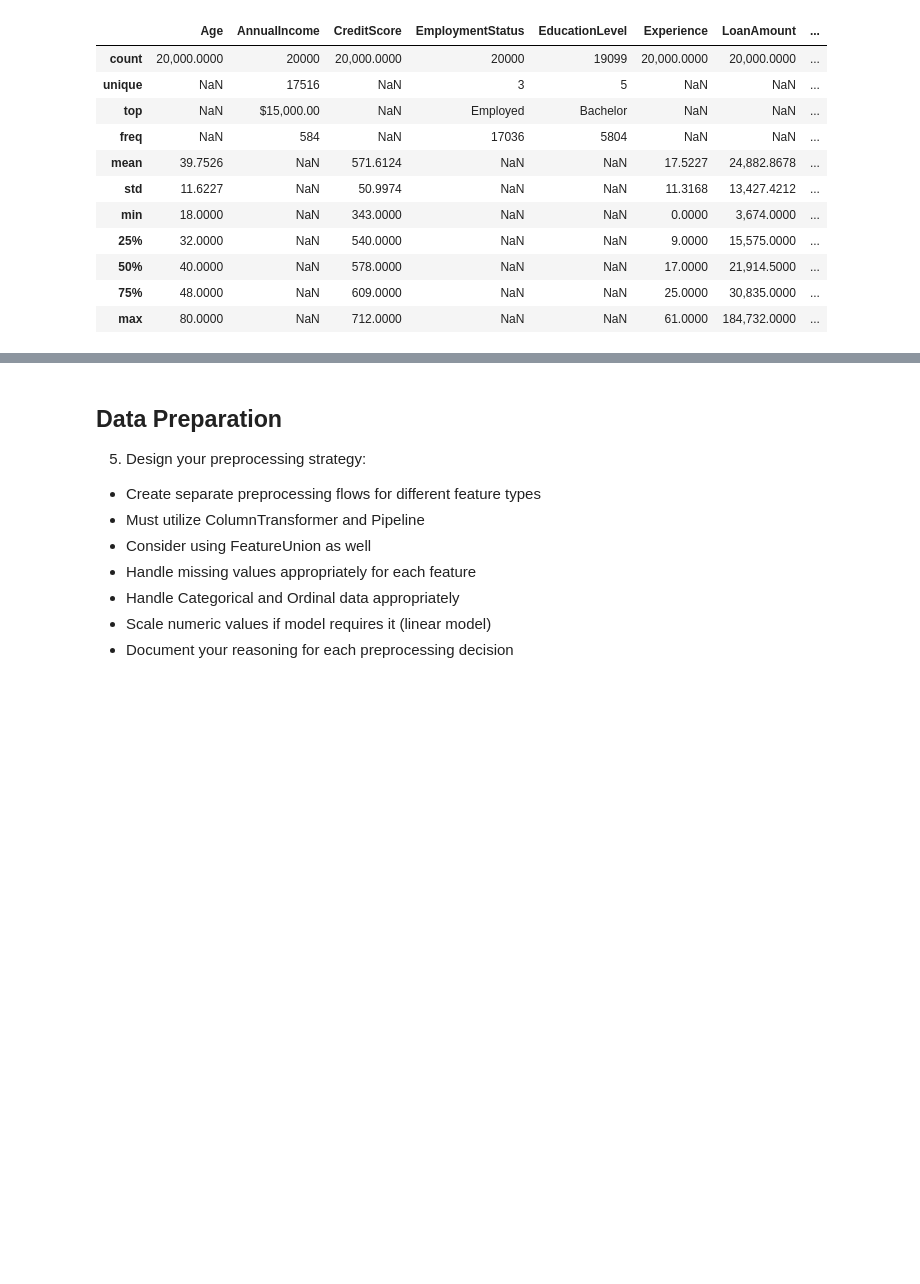
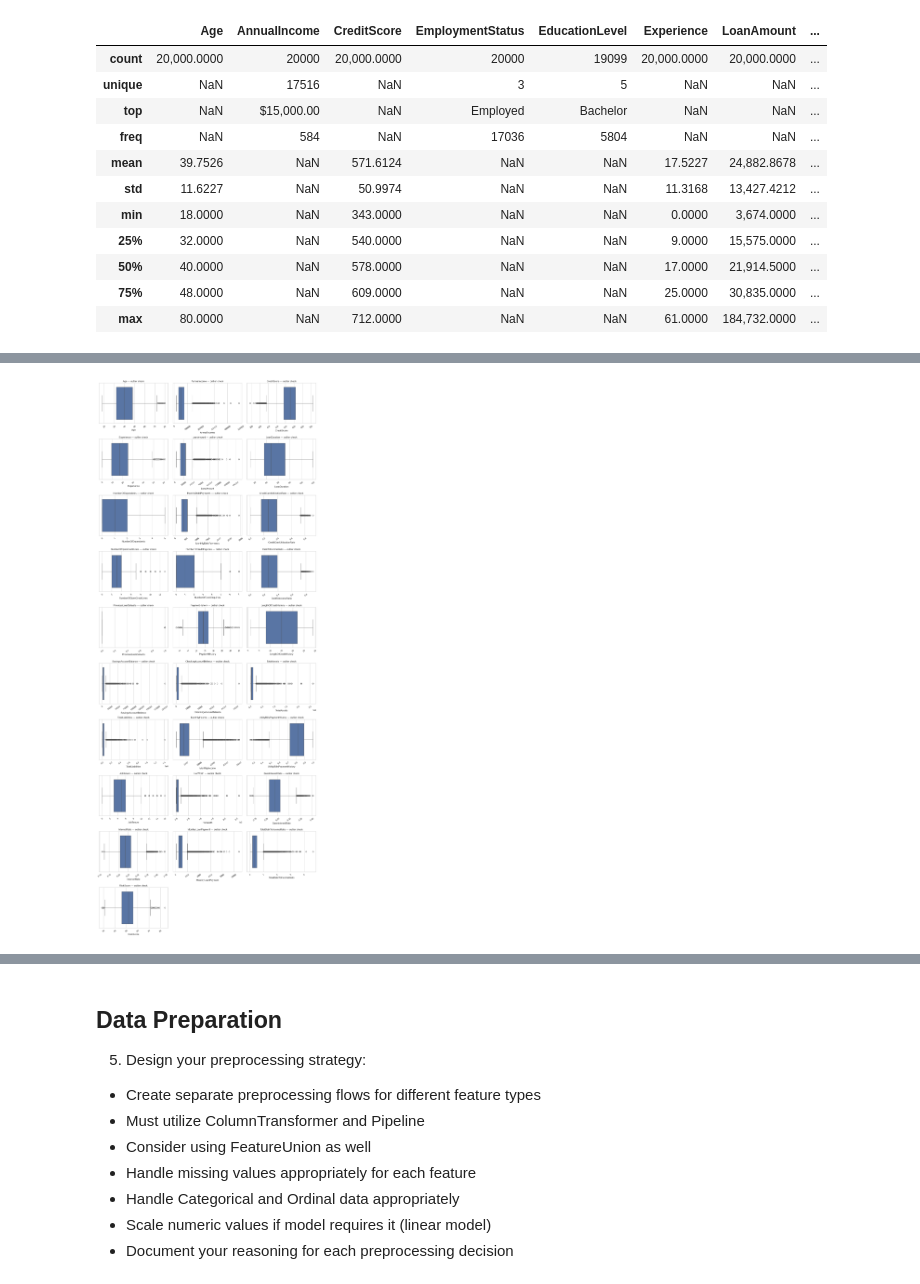
Before and after one commit to donjuel003/Loan-Approval-Model, a Jupyter notebook: financial_loan_risk.ipynb, the cells around one changed output, grey strips where cells are left out. Cells and saved outputs as stored; diff of their text form; code cells hidden in the pictures; blank space fills up the shorter version.

```diff
--- a/financial_loan_risk.ipynb
+++ b/financial_loan_risk.ipynb
@@ -279,0 +297,20 @@ See https://pandas.pydata.org/docs/user_guide/migration-3-strings.html#string-mi
+# %%
+# Boxplots - Aid in identifying potential outliers among numerical features
+
+numcols = 3
+numrows = int(np.ceil(len(numeric_features_eda) / numcols))
+fig, axes = plt.subplots(numrows, numcols, figsize=(16, 4 * numrows))
+axes = np.array(axes).reshape(-1)
+
+for ax, col in zip(axes, numeric_features_eda):
+    sns.boxplot(x=eda_df[col], ax=ax)
+    ax.set_title(f"{col} — outlier check")
+    ax.tick_params(axis="x", rotation=35)
+
+for ax in axes[len(numeric_features_eda):]:
+    ax.remove()
+
+plt.tight_layout()
+plt.show()
+# %% [output]
+[figure, added]
```
Also changed, not shown: parts of 23 cells of this notebook.
